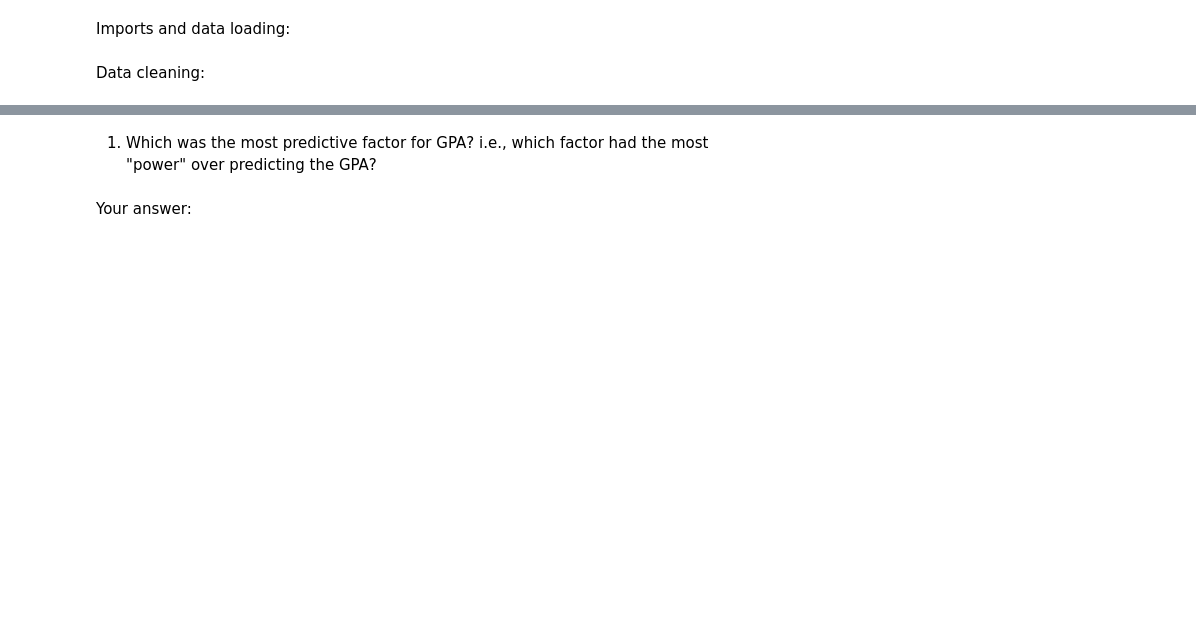
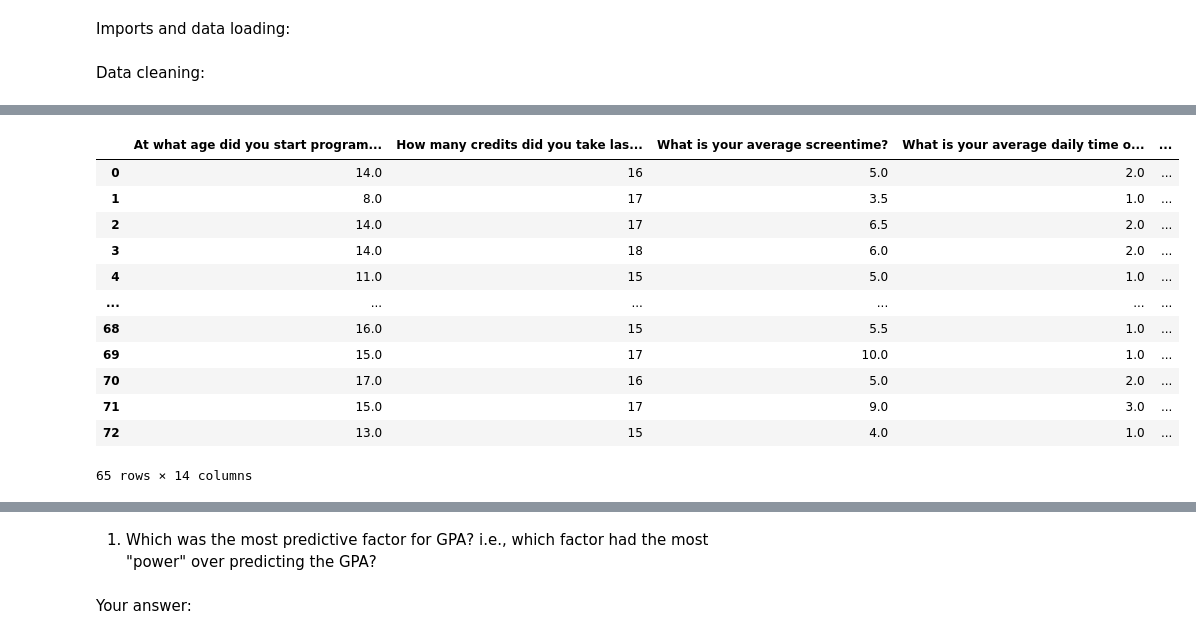
Before and after one commit to shyamsolanke/ds_hw, a Jupyter notebook: CMSC_HW5_Questions.ipynb, the cells around one changed output, grey strips where cells are left out. Drawn from its saved outputs; the diff is of its cells as text; code cells hidden in the pictures; blank space fills up the shorter version.

```diff
--- a/CMSC_HW5_Questions.ipynb
+++ b/CMSC_HW5_Questions.ipynb
@@ -12,0 +56,2 @@ Data cleaning:
+# %%
+df_raw.dropna(inplace = True)
@@ -12,0 +79,3 @@ Data cleaning:
+# %%
+# removing the data saying started programming at the age 1
+df_raw = df_raw[df_raw["At what age did you start programming?"] > 2]
@@ -12,0 +105,33 @@ Data cleaning:
+# %%
+from sklearn.preprocessing import LabelEncoder
+# creating a encoded dataframe
+
+categorical_columns = ['What state are you from?','Major (Check all that apply)','Have you at any point attended private school?','Do you have a scholarship?',
+                                             'Do you have a parent in tech?', 'Do you study with friends?', 'Do you take notes in classes?']
+
+df_raw_encoded = df_raw.copy()
+
+for i in categorical_columns:
+  new_column_name = i + "_encoded"
+  df_raw_encoded[new_column_name] = LabelEncoder().fit_transform(df_raw_encoded[i])
+
+df_raw_encoded.drop(categorical_columns, axis = 1,  inplace=True)
+# %%
+# Dropping Timestamp column
+df_raw_encoded.drop("Timestamp", axis = 1,  inplace=True)
+# %%
+df_raw_encoded
+# %% [output]
+|  | At what age did you start program... | How many credits did you take las... | What is your average screentime? | What is your average daily time o... | ... |
+| 0 | 14.0 | 16 | 5.0 | 2.0 | ... |
+| 1 | 8.0 | 17 | 3.5 | 1.0 | ... |
+| 2 | 14.0 | 17 | 6.5 | 2.0 | ... |
+| 3 | 14.0 | 18 | 6.0 | 2.0 | ... |
+| 4 | 11.0 | 15 | 5.0 | 1.0 | ... |
+| ... | ... | ... | ... | ... | ... |
+| 68 | 16.0 | 15 | 5.5 | 1.0 | ... |
+| 69 | 15.0 | 17 | 10.0 | 1.0 | ... |
+| 70 | 17.0 | 16 | 5.0 | 2.0 | ... |
+| 71 | 15.0 | 17 | 9.0 | 3.0 | ... |
+| 72 | 13.0 | 15 | 4.0 | 1.0 | ... |
+65 rows × 14 columns
```
Also changed, not shown: parts of 12 cells of this notebook.
